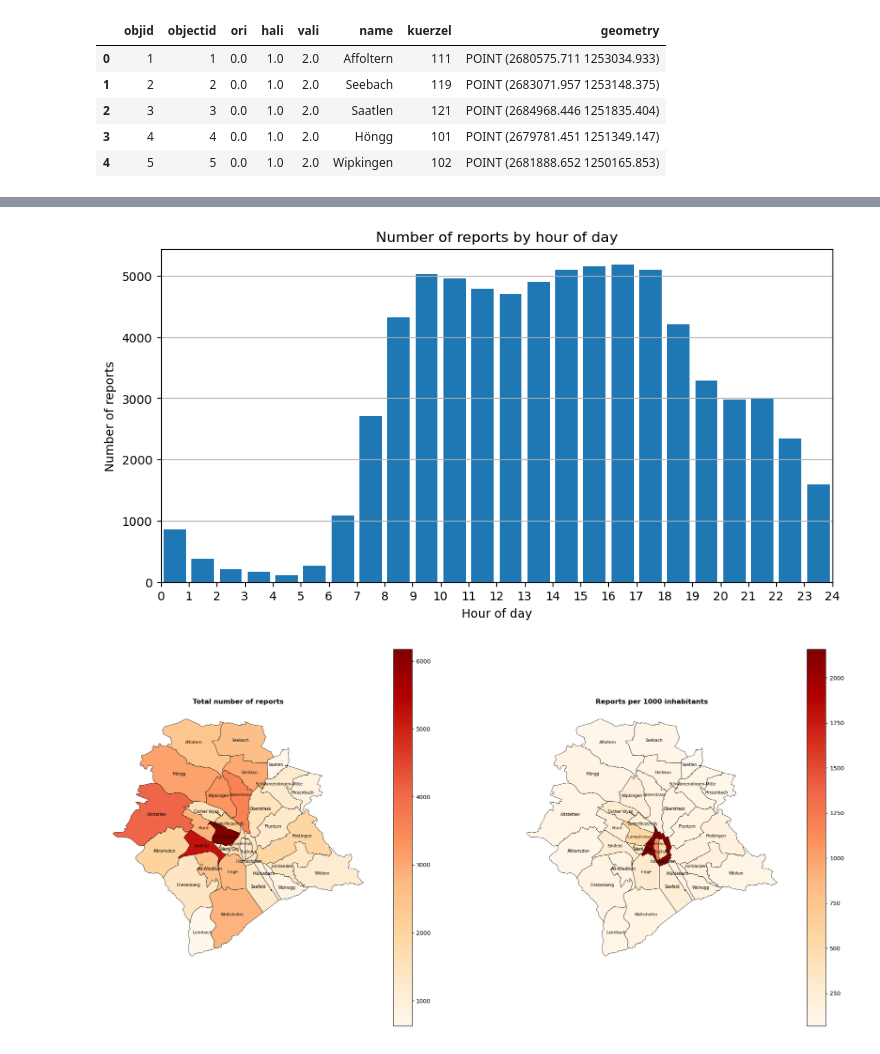
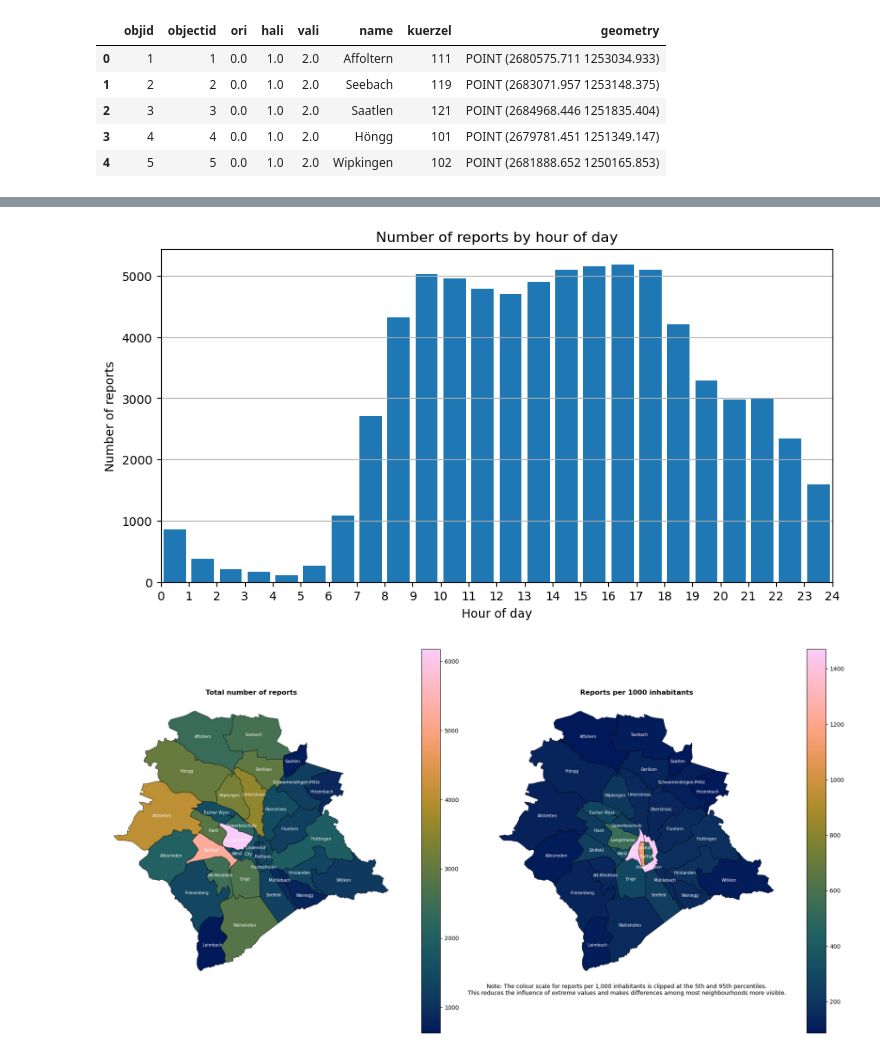
Before and after one commit to lukasgoetz-debug/sds210-project-lukas-goetz, a Jupyter notebook: notebooks/sds_proj_analysis.ipynb, the cells around one changed output, grey strips where cells are left out. Cells and saved outputs as stored; diff of their text form; code cells hidden in the pictures.

Commit message:
finished analysis of research questions in sds_proj_analysis.ipynb

```diff
--- a/notebooks/sds_proj_analysis.ipynb
+++ b/notebooks/sds_proj_analysis.ipynb
@@ -155,10 +156,20 @@ quartier_analysis["reports_per_1000"] = (
 ) * 1000
 
 # plot total reports and normalized reports as choropleths of neighbourhoods side-by-side
-fig, axes = plt.subplots(1, 2, figsize=(24, 12))
+fig, axes = plt.subplots(
+    1, 2,
+    figsize=(24, 12),
+    constrained_layout=False
+)
+
+# Decrease unnecessary white space between subplots
+plt.subplots_adjust(
+    wspace=0.02,
+    bottom=0.10
+)
 
 # use same colormap
-cmap = "OrRd"
+cmap = "cmc.batlow"
 
 # (Left map) total reports
 quartier_analysis.plot(
@@ -174,10 +185,15 @@ axes[0].set_title("Total number of reports", fontsize=12, fontweight="bold")
 axes[0].axis("off")
 
 # (Right map) reports per 1000 inhabitants
+# Calculate the 5% and 95% quantiles to scale the display.
+vmin = quartier_analysis["reports_per_1000"].quantile(0.05)
+vmax = quartier_analysis["reports_per_1000"].quantile(0.95)
 quartier_analysis.plot(
     column="reports_per_1000",
     cmap=cmap,
     legend=True,
+    vmin=vmin,
+    vmax=vmax,
     edgecolor="black",
     linewidth=0.5,
     ax=axes[1]
@@ -185,6 +201,17 @@ quartier_analysis.plot(
 
 axes[1].set_title("Reports per 1000 inhabitants", fontsize=12, fontweight="bold")
 axes[1].axis("off")
+
+# Add note below the figure
+fig.text(
+    0.66, 0.2,
+    "Note: The colour scale for reports per 1,000 inhabitants is clipped at the 5th and 95th percentiles.\n"
+    "This reduces the influence of extreme values and makes differences among most neighbourhoods more visible.",
+    ha="center",
+    va="top",
+    fontsize=10
+)
+
 
 # add neighbourhood labels from label points layer
 for ax in axes:
@@ -194,34 +221,35 @@ for ax in axes:
         x = row.geometry.x
         y = row.geometry.y
 
         # manual adjustments of two overlapping labels in the centre
         if row["name"] == "Lindenhof":
             y += 100
 
         if row["name"] == "Rathaus":
             y -= 200
 
         ax.text(
             x,
             y,
             row["name"],
             fontsize=7,
+            color="white",
             ha="center",
             va="center"
         )
 
 # save figure to output-folder
 plt.savefig(
     output_fp / "choropleth_reports_combined.png",
     dpi=300,
     bbox_inches="tight"
 )
 
 plt.show()
 # %% [output]
 [figure]
 [figure]
-[figure, old version]
+[figure, new version]
 # %%
 # (2) Which neighbourhoods make the most detailed reports (average number of words)?
 
```
Also changed, not shown: parts of 6 cells of this notebook.
